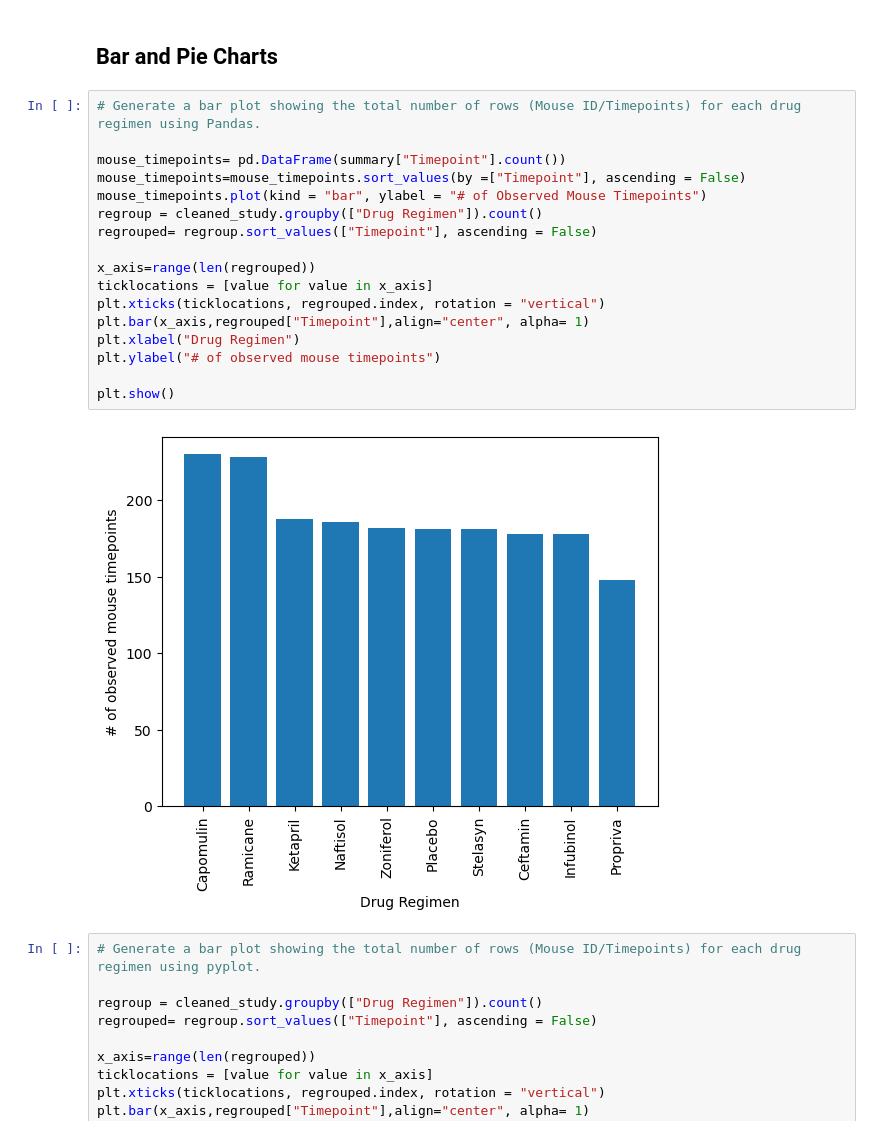
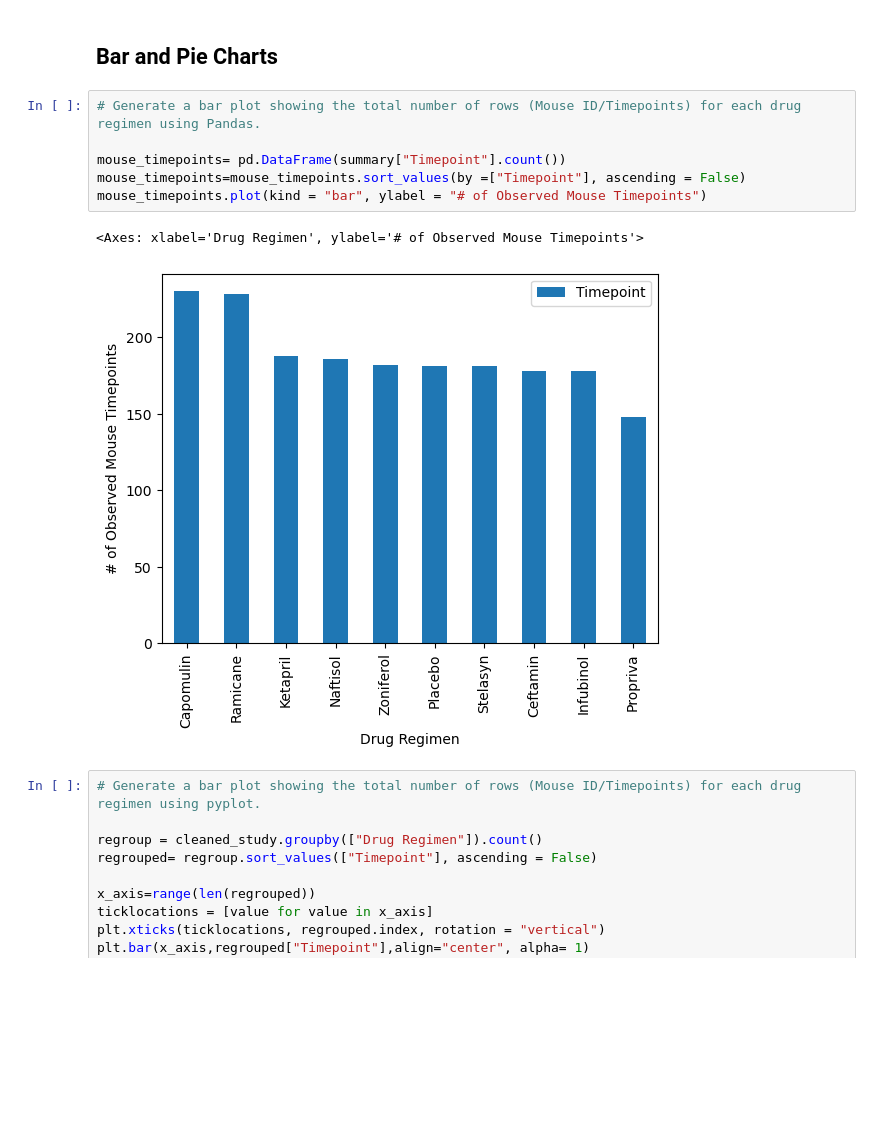
Before and after one commit to Andreanimako/Data-visuallisation-challenge, a Jupyter notebook: pymaceuticals_starter.ipynb, the cells around one changed output. Cells and saved outputs as stored; diff of their text form; blank space fills up the shorter version.

```diff
--- a/pymaceuticals_starter.ipynb
+++ b/pymaceuticals_starter.ipynb
@@ -152,22 +152,12 @@ summary_df
 # %%
 # Generate a bar plot showing the total number of rows (Mouse ID/Timepoints) for each drug regimen using Pandas.
 
 mouse_timepoints= pd.DataFrame(summary["Timepoint"].count())
 mouse_timepoints=mouse_timepoints.sort_values(by =["Timepoint"], ascending = False)
 mouse_timepoints.plot(kind = "bar", ylabel = "# of Observed Mouse Timepoints")
-regroup = cleaned_study.groupby(["Drug Regimen"]).count()
-regrouped= regroup.sort_values(["Timepoint"], ascending = False)
-
-x_axis=range(len(regrouped))
-ticklocations = [value for value in x_axis]
-plt.xticks(ticklocations, regrouped.index, rotation = "vertical")
-plt.bar(x_axis,regrouped["Timepoint"],align="center", alpha= 1)
-plt.xlabel("Drug Regimen")
-plt.ylabel("# of observed mouse timepoints")
-
-plt.show()
 # %% [output]
+<Axes: xlabel='Drug Regimen', ylabel='# of Observed Mouse Timepoints'>
-[figure, old version]
+[figure, new version]
 # %%
 # Generate a bar plot showing the total number of rows (Mouse ID/Timepoints) for each drug regimen using pyplot.
 
```
